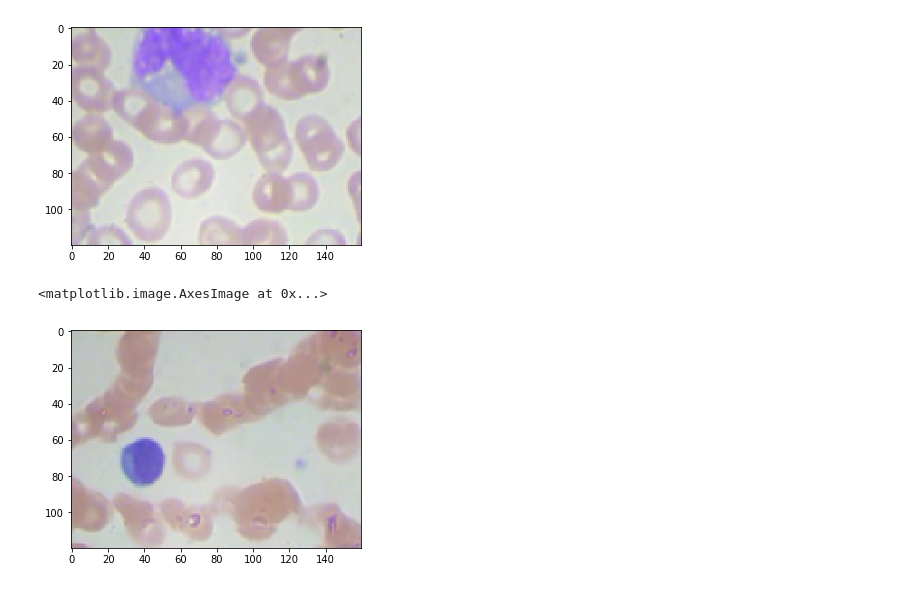
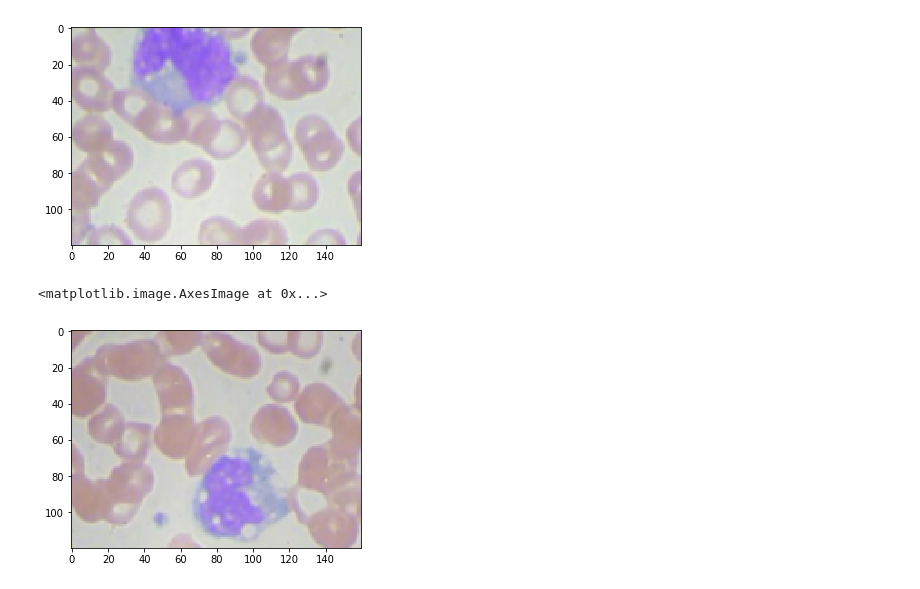
Before and after one commit to shabazpatel/wbc-classification, a Jupyter notebook: notebooks/binary_training.ipynb, the cells around one changed output. Drawn from its saved outputs; the diff is of its cells as text; code cells hidden in the pictures.

```diff
--- a/notebooks/binary_training.ipynb
+++ b/notebooks/binary_training.ipynb
@@ -59,7 +59,7 @@ The minimum supported version is 2.4.6
 
   ver=ver, min_ver=_MIN_NUMEXPR_VERSION), UserWarning)
 # %%
-epochs = 4
+epochs = 2
 BASE_DIR = '../'
 batch_size = 32
 # %%
@@ -266,8 +262,8 @@ plt.imshow(cv2.cvtColor(img, cv2.COLOR_BGR2RGB))
 <matplotlib.image.AxesImage at 0x...>
 [figure]
 # %%
-img = X_test[true_positive_polynuclear[16]]
+img = X_test[true_positive_polynuclear[2]]
 plt.imshow(cv2.cvtColor(img, cv2.COLOR_BGR2RGB))
 # %% [output]
 <matplotlib.image.AxesImage at 0x...>
-[figure, old version]
+[figure, new version]
```
Also changed, not shown: parts of 8 cells of this notebook, 3 other files.
